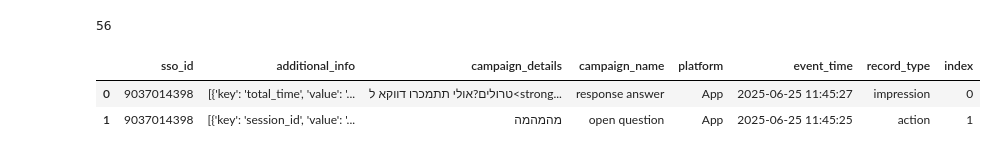
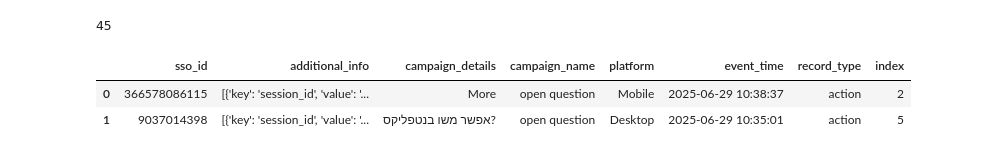
Before and after one commit to Haaretz/movie-recommendation-chatbot, a Jupyter notebook: EDA_requests.ipynb, the cells around one changed output. Cells and saved outputs as stored; diff of their text form; code cells hidden in the pictures.

```diff
--- a/EDA_requests.ipynb
+++ b/EDA_requests.ipynb
@@ -3,36 +3,38 @@ from google.cloud import bigquery
 import pandas as pd
 # %%
 
-time = '2025-06-25'
+time = '2025-06-29'
 SQL_QUERY =  f"""
 SELECT
   sso_id,additional_info,campaign_details,campaign_name,platform,event_time,record_type
 FROM
   `htz-common.raw_data.requests`
 WHERE
   TIMESTAMP_TRUNC(event_time, DAY) >= TIMESTAMP('{time}')
   AND page_type = 'Chatbot'
   AND campaign_name in ('response answer','open question')
   -- AND sso_id IS NOT NULL
 ORDER BY
   event_time DESC;
 """
 client = bigquery.Client()
 query_job = client.query(SQL_QUERY)
 
 results = query_job.result()
 df = results.to_dataframe()
 # add index
 df['index'] = df.index
 df['event_time_temp'] = df['event_time'].dt.strftime('%Y-%m-%d %H:%M')
 df['event_time'] = df['event_time'].dt.strftime('%Y-%m-%d %H:%M:%S')
 df = df.drop_duplicates(subset=['sso_id', 'campaign_details','event_time_temp'], keep='last')
-df = df.drop(columns=['event_time_temp'])
-print(df.shape[0])
-df = df.reset_index(drop=True)
-df.head(2)
+response = df[df['campaign_name'] == 'response answer'].drop_duplicates(subset=['sso_id'], keep='last')
+df_f = pd.concat([df[df['campaign_name'] == 'open question'], response], ignore_index=True)
+df_f = df_f.drop(columns=['event_time_temp'])
+print(df_f.shape[0])
+df_f = df_f.reset_index(drop=True)
+df_f.head(2)
 # %% [output]
-56
+45
 |  | sso_id | additional_info | campaign_details | campaign_name | platform | event_time | record_type | index |
-| 0 | 9037014398 | [{'key': 'total_time', 'value': '... | טרולים?אולי תתמכרו דווקא ל<strong... | response answer | App | 2025-06-25 11:45:27 | impression | 0 |
-| 1 | 9037014398 | [{'key': 'session_id', 'value': '... | מהמהמה | open question | App | 2025-06-25 11:45:25 | action | 1 |
+| 0 | 366578086115 | [{'key': 'session_id', 'value': '... | More | open question | Mobile | 2025-06-29 10:38:37 | action | 2 |
+| 1 | 9037014398 | [{'key': 'session_id', 'value': '... | אפשר משו בנטפליקס? | open question | Desktop | 2025-06-29 10:35:01 | action | 5 |
```
Also changed, not shown: parts of 7 cells of this notebook, 1 other file.
